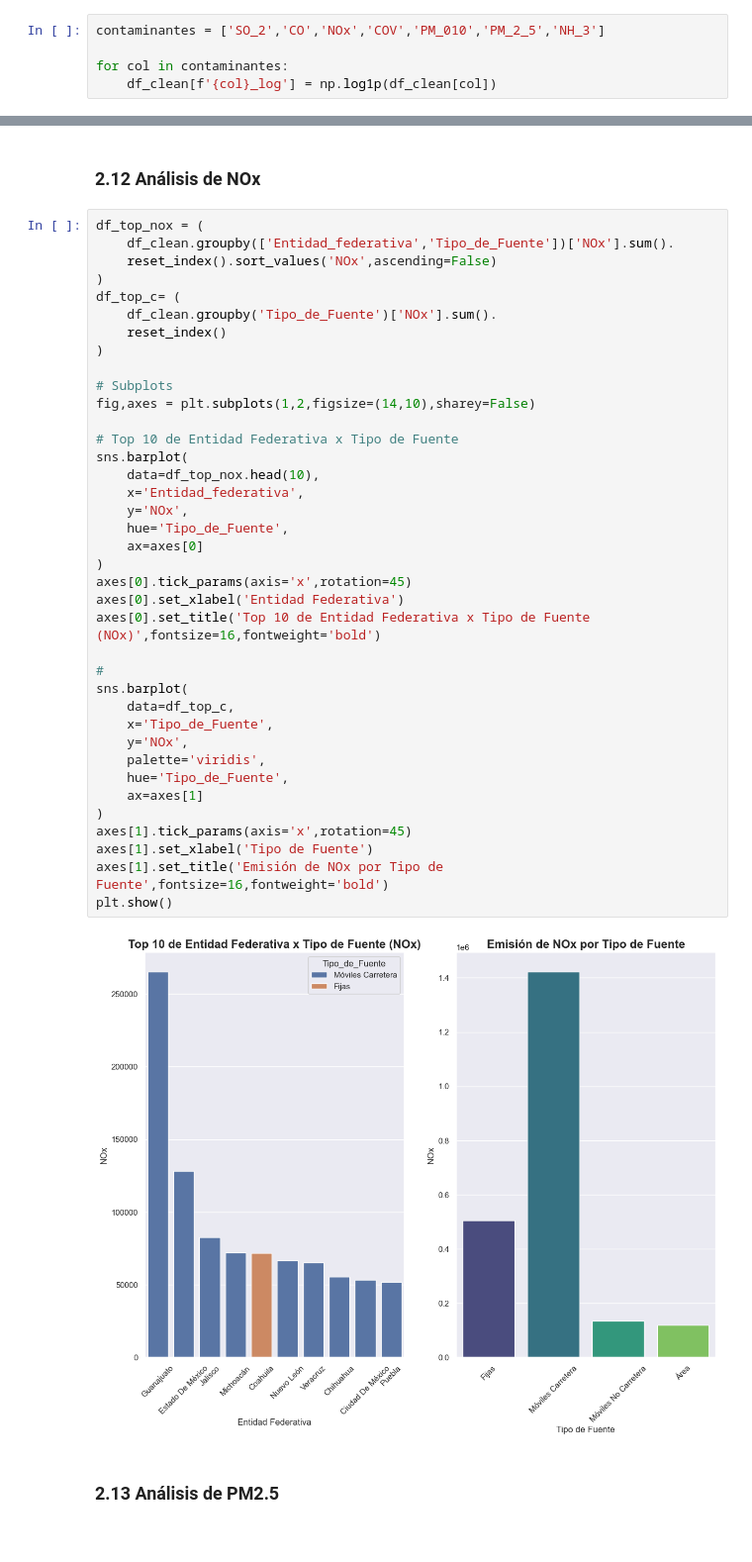
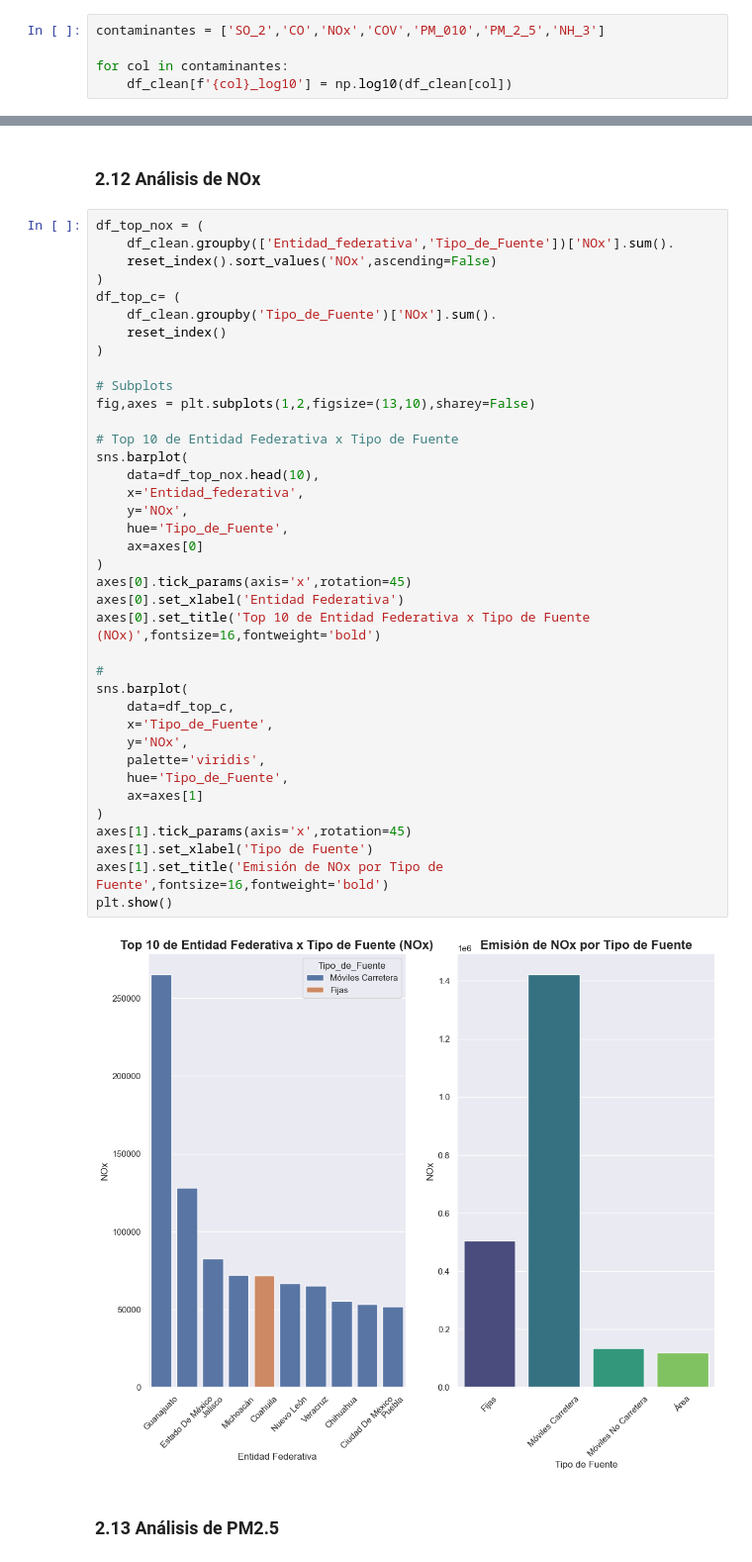
Before and after one commit to AndrsGzRo/mexico-emissions-eda-ml, a Jupyter notebook: 01_EDA.ipynb, the cells around one changed output, grey strips where cells are left out. Shown at 99% size. Saved outputs shown, nothing was run; the diff lists cells and outputs as text.

```diff
--- a/01_EDA.ipynb
+++ b/01_EDA.ipynb
@@ -403,7 +403,7 @@ plt.show()
 contaminantes = ['SO_2','CO','NOx','COV','PM_010','PM_2_5','NH_3']
 
 for col in contaminantes:
-    df_clean[f'{col}_log'] = np.log1p(df_clean[col])
+    df_clean[f'{col}_log10'] = np.log10(df_clean[col])
 # %% [output]
 A value is trying to be set on a copy of a slice from a DataFrame.
 Try using .loc[row_indexer,col_indexer] = value instead
@@ -518,35 +518,35 @@ df_top_c= (
 )
 
 # Subplots
-fig,axes = plt.subplots(1,2,figsize=(14,10),sharey=False)
+fig,axes = plt.subplots(1,2,figsize=(13,10),sharey=False)
 
 # Top 10 de Entidad Federativa x Tipo de Fuente
 sns.barplot(
     data=df_top_nox.head(10),
     x='Entidad_federativa',
     y='NOx',
     hue='Tipo_de_Fuente',
     ax=axes[0]
 )
 axes[0].tick_params(axis='x',rotation=45)
 axes[0].set_xlabel('Entidad Federativa')
 axes[0].set_title('Top 10 de Entidad Federativa x Tipo de Fuente (NOx)',fontsize=16,fontweight='bold')
 
 #
 sns.barplot(
     data=df_top_c,
     x='Tipo_de_Fuente',
     y='NOx',
     palette='viridis',
     hue='Tipo_de_Fuente',
     ax=axes[1]
 )
 axes[1].tick_params(axis='x',rotation=45)
 axes[1].set_xlabel('Tipo de Fuente')
 axes[1].set_title('Emisión de NOx por Tipo de Fuente',fontsize=16,fontweight='bold')
 plt.show()
 # %% [output]
-[figure, old version]
+[figure, new version]
 # %% [markdown]
 ### 2.13 Análisis de PM2.5
 # %%
```
Also changed, not shown: parts of 21 cells of this notebook.
